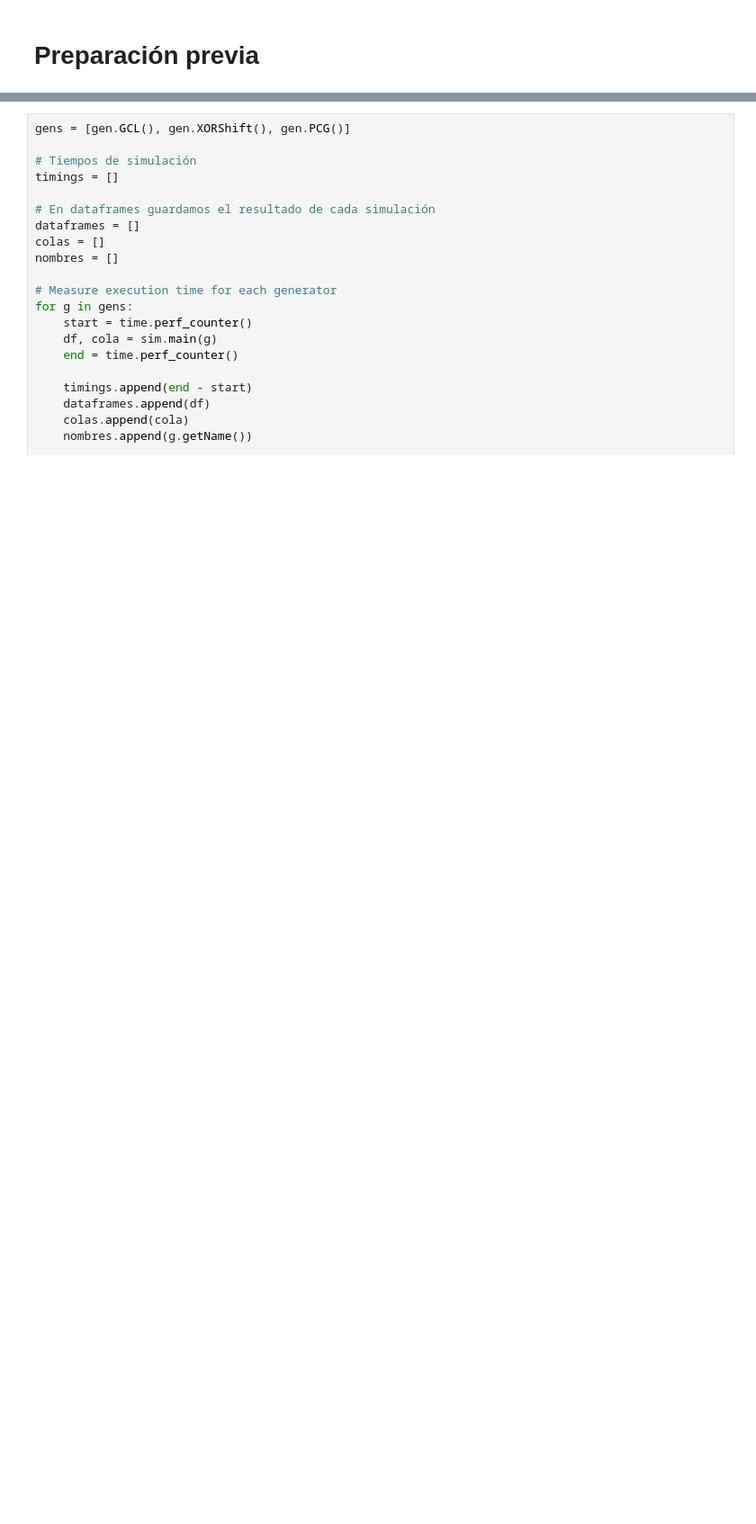
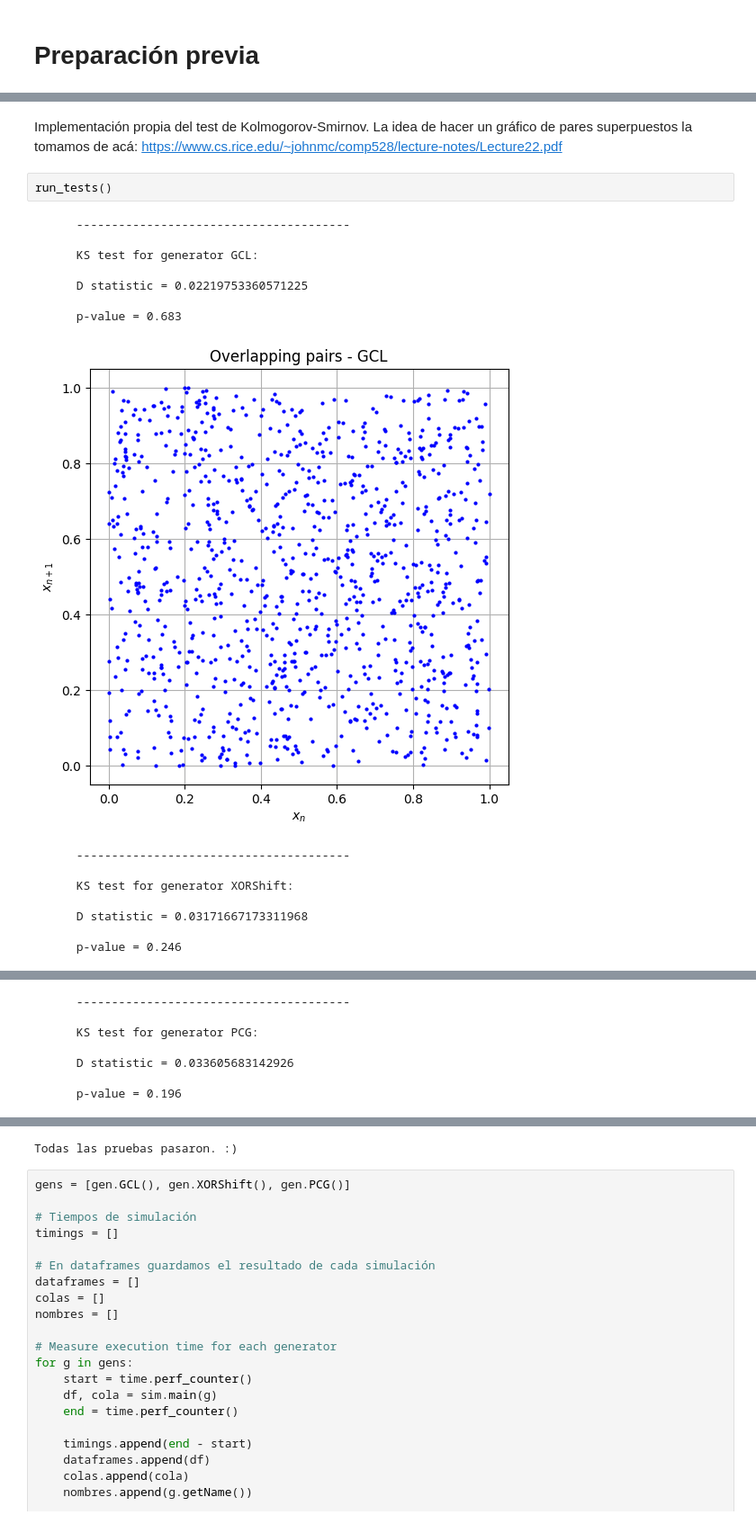
Before and after one commit to slopezpereyra/ModelosTE, a Jupyter notebook: Graficos.ipynb, the cells around one changed output, grey strips where cells are left out. Shown at 90% size. Drawn from its saved outputs; the diff is of its cells as text; blank space fills up the shorter version.

Commit message:
Tests de aleatoriedad

```diff
--- a/Graficos.ipynb
+++ b/Graficos.ipynb
@@ -11,0 +15,20 @@ import numpy as np
+# %% [markdown]
+Implementación propia del test de Kolmogorov-Smirnov. La idea de hacer un gráfico de pares superpuestos la tomamos de acá: https://www.cs.rice.edu/~johnmc/comp528/lecture-notes/Lecture22.pdf
+# %%
+run_tests()
+# %% [output]
+      ---------------------------------------
+
+      KS test for generator GCL:
+
+      D statistic = 0.02219753360571225
+
+      p-value = 0.683
+[figure, added]
+      ---------------------------------------
+
+      KS test for generator XORShift:
+
+      D statistic = 0.03171667173311968
+
+      p-value = 0.246
@@ -11,0 +36,7 @@ import numpy as np
+      ---------------------------------------
+
+      KS test for generator PCG:
+
+      D statistic = 0.033605683142926
+
+      p-value = 0.196
@@ -12,3 +44,4 @@ import numpy as np
+Todas las pruebas pasaron. :)
 # %%
 gens = [gen.GCL(), gen.XORShift(), gen.PCG()]
 
```
Also changed, not shown: parts of 3 cells of this notebook, 8 other files.
